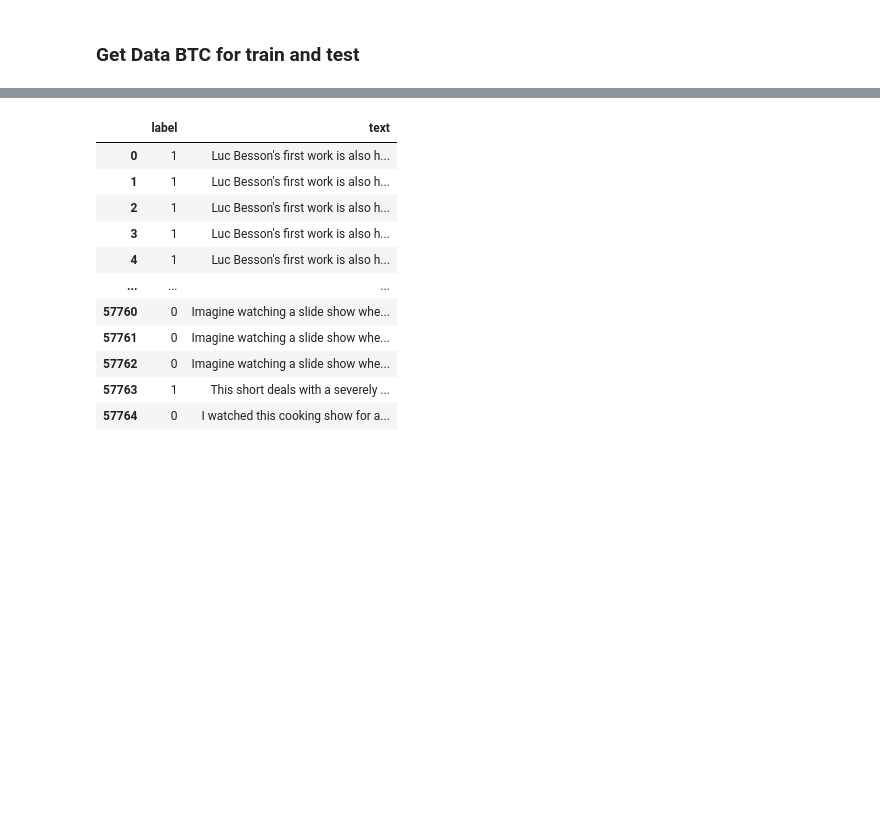
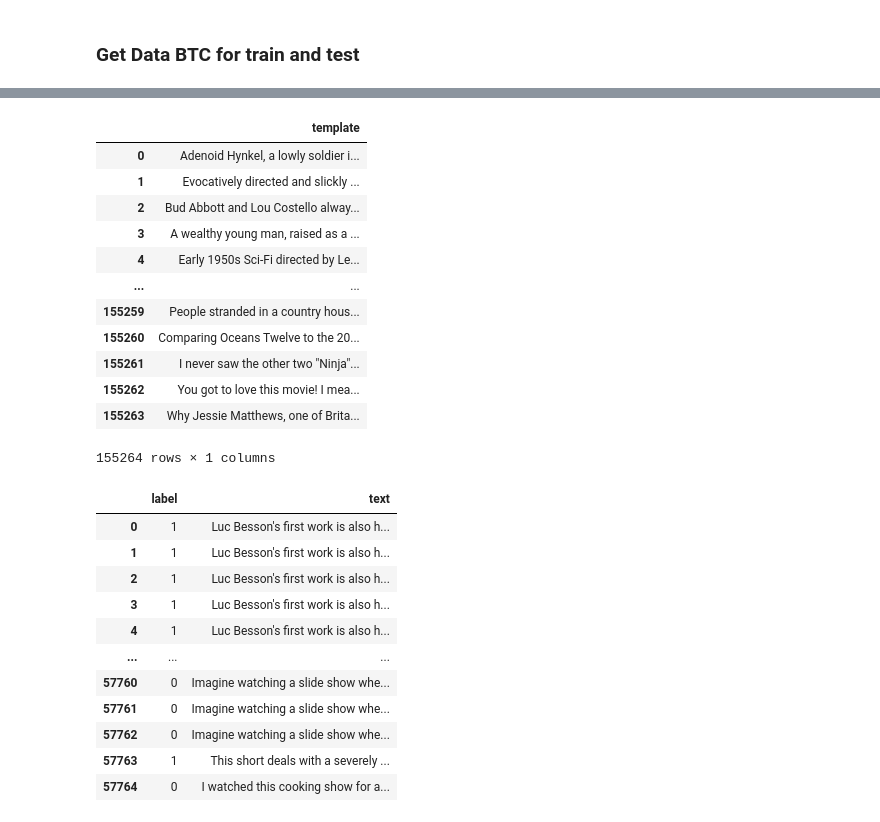
Before and after one commit to soarsmu/BiasFinder, a Jupyter notebook: codes/occupation/BTC.ipynb, the cells around one changed output, grey strips where cells are left out. Cells and saved outputs as stored; diff of their text form; code cells hidden in the pictures; blank space fills up the shorter version.

```diff
--- a/codes/occupation/BTC.ipynb
+++ b/codes/occupation/BTC.ipynb
@@ -442 +523,17 @@ template
+# %%
+df_template
+# %% [output]
+|  | template |
+| 0 | Adenoid Hynkel, a lowly soldier i... |
+| 1 | Evocatively directed and slickly ... |
+| 2 | Bud Abbott and Lou Costello alway... |
+| 3 | A wealthy young man, raised as a ... |
+| 4 | Early 1950s Sci-Fi directed by Le... |
+| ... | ... |
+| 155259 | People stranded in a country hous... |
+| 155260 | Comparing Oceans Twelve to the 20... |
+| 155261 | I never saw the other two "Ninja"... |
+| 155262 | You got to love this movie! I mea... |
+| 155263 | Why Jessie Matthews, one of Brita... |
+155264 rows × 1 columns
 # %%
```
Also changed, not shown: parts of 20 cells of this notebook.
